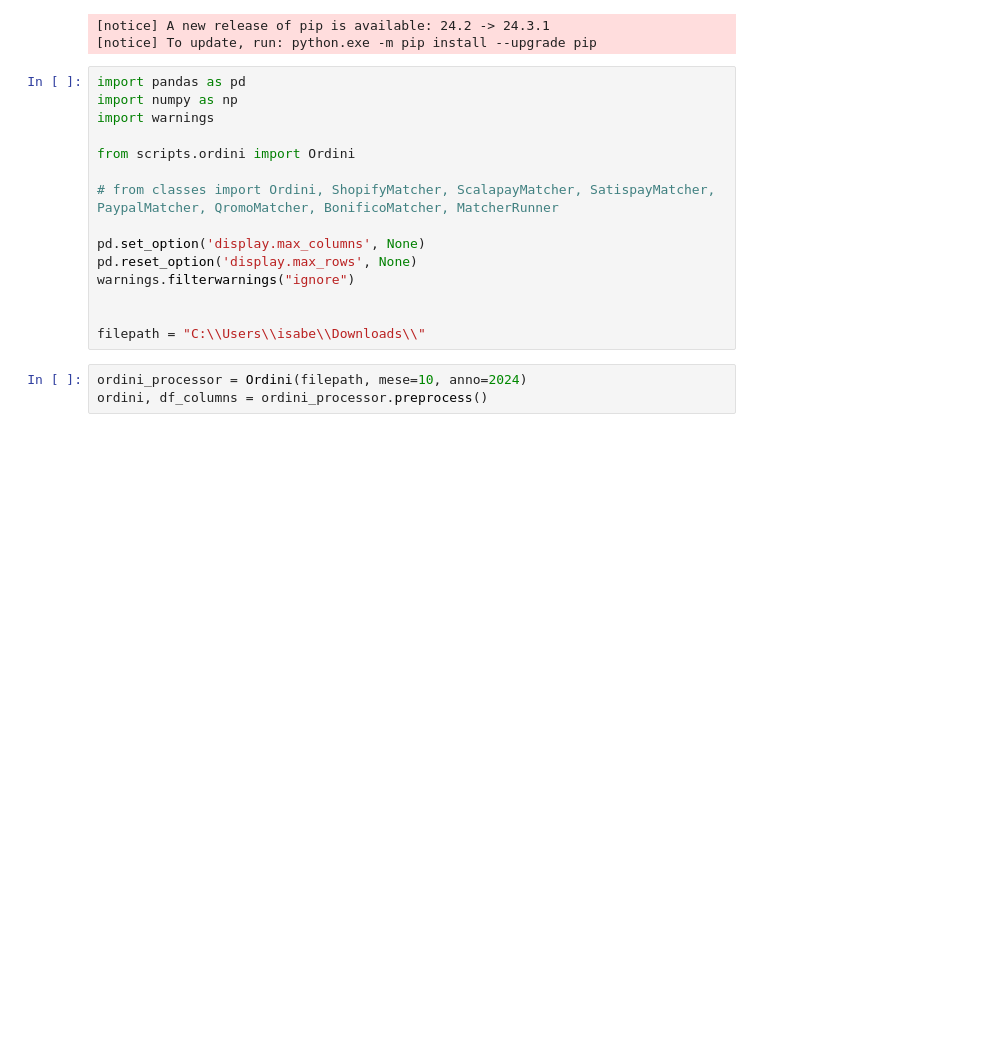
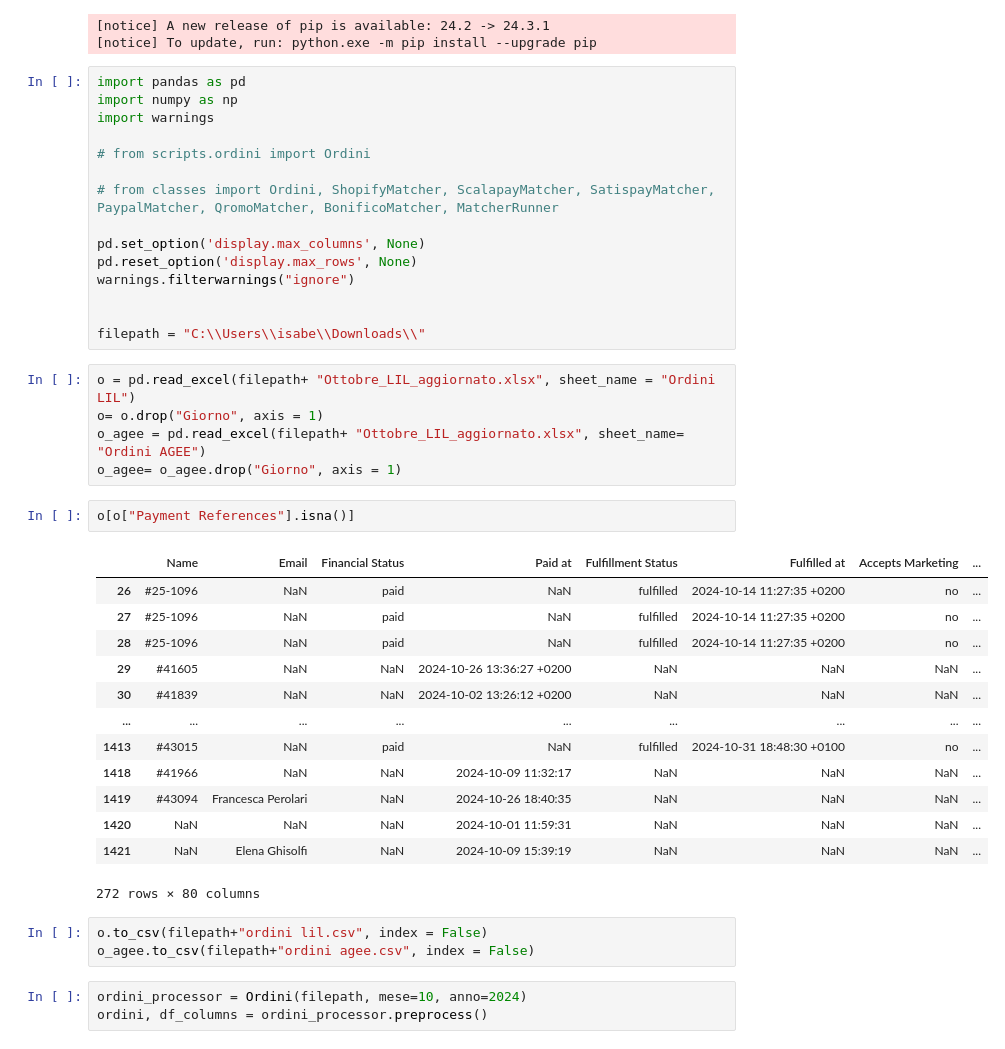
Before and after one commit to levels-tech/LM-analytics, a Jupyter notebook: debugging.ipynb, the cells around one changed output. Cells and saved outputs as stored; diff of their text form; blank space fills up the shorter version.

Commit message:
Aggiustamenti file excel

```diff
--- a/debugging.ipynb
+++ b/debugging.ipynb
@@ -27,7 +27,7 @@ import pandas as pd
 import numpy as np
 import warnings
 
-from scripts.ordini import Ordini
+# from scripts.ordini import Ordini
 
 # from classes import Ordini, ShopifyMatcher, ScalapayMatcher, SatispayMatcher, PaypalMatcher, QromoMatcher, BonificoMatcher, MatcherRunner
 
@@ -37,6 +37,30 @@ warnings.filterwarnings("ignore")
 
 
 filepath = "C:\\Users\\isabe\\Downloads\\"
+# %%
+o = pd.read_excel(filepath+ "Ottobre_LIL_aggiornato.xlsx", sheet_name = "Ordini LIL")
+o= o.drop("Giorno", axis = 1)
+o_agee = pd.read_excel(filepath+ "Ottobre_LIL_aggiornato.xlsx", sheet_name= "Ordini AGEE")
+o_agee= o_agee.drop("Giorno", axis = 1)
+# %%
+o[o["Payment References"].isna()]
+# %% [output]
+|  | Name | Email | Financial Status | Paid at | Fulfillment Status | Fulfilled at | Accepts Marketing | ... |
+| 26 | #25-1096 | NaN | paid | NaN | fulfilled | 2024-10-14 11:27:35 +0200 | no | ... |
+| 27 | #25-1096 | NaN | paid | NaN | fulfilled | 2024-10-14 11:27:35 +0200 | no | ... |
+| 28 | #25-1096 | NaN | paid | NaN | fulfilled | 2024-10-14 11:27:35 +0200 | no | ... |
+| 29 | #41605 | NaN | NaN | 2024-10-26 13:36:27 +0200 | NaN | NaN | NaN | ... |
+| 30 | #41839 | NaN | NaN | 2024-10-02 13:26:12 +0200 | NaN | NaN | NaN | ... |
+| ... | ... | ... | ... | ... | ... | ... | ... | ... |
+| 1413 | #43015 | NaN | paid | NaN | fulfilled | 2024-10-31 18:48:30 +0100 | no | ... |
+| 1418 | #41966 | NaN | NaN | 2024-10-09 11:32:17 | NaN | NaN | NaN | ... |
+| 1419 | #43094 | Francesca Perolari | NaN | 2024-10-26 18:40:35 | NaN | NaN | NaN | ... |
+| 1420 | NaN | NaN | NaN | 2024-10-01 11:59:31 | NaN | NaN | NaN | ... |
+| 1421 | NaN | Elena Ghisolfi | NaN | 2024-10-09 15:39:19 | NaN | NaN | NaN | ... |
+272 rows × 80 columns
+# %%
+o.to_csv(filepath+"ordini lil.csv", index = False)
+o_agee.to_csv(filepath+"ordini agee.csv", index = False)
 # %%
 ordini_processor = Ordini(filepath, mese=10, anno=2024)
 ordini, df_columns = ordini_processor.preprocess()
```
Also changed, not shown: 11 other files.
